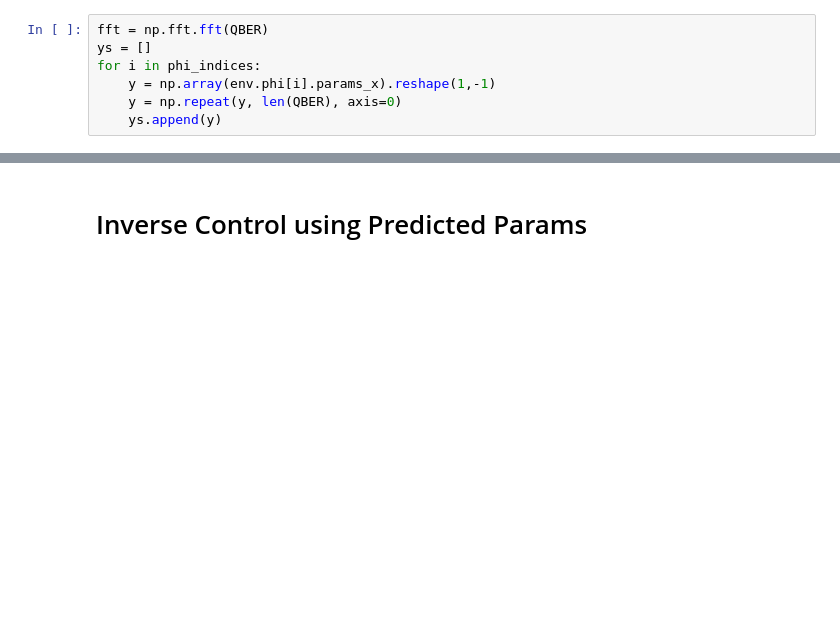
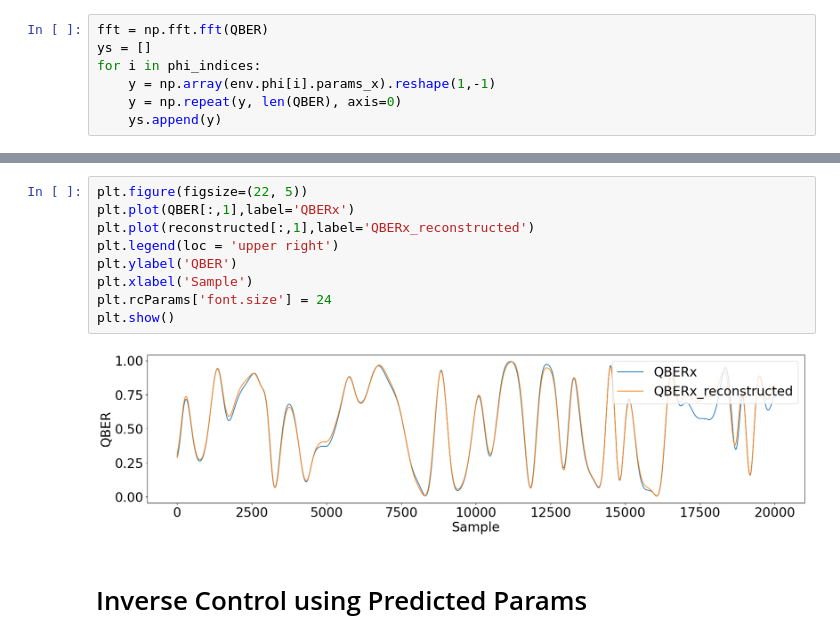
Before and after one commit to callmechristian/qnctrl, a Jupyter notebook: FFT_DNN.ipynb, the cells around one changed output, grey strips where cells are left out. Cells and saved outputs as stored; diff of their text form; blank space fills up the shorter version.

```diff
--- a/FFT_DNN.ipynb
+++ b/FFT_DNN.ipynb
@@ -643,3 +685,14 @@ for i in range(len(phi_preds)):
+# %%
+plt.figure(figsize=(22, 5))
+plt.plot(QBER[:,1],label='QBERx')
+plt.plot(reconstructed[:,1],label='QBERx_reconstructed')
+plt.legend(loc = 'upper right')
+plt.ylabel('QBER')
+plt.xlabel('Sample')
+plt.rcParams['font.size'] = 24
+plt.show()
+# %% [output]
+[figure, added]
 # %% [markdown]
 # Inverse Control using Predicted Params
 # %%
```
Also changed, not shown: parts of 13 cells of this notebook, 2 other files.
